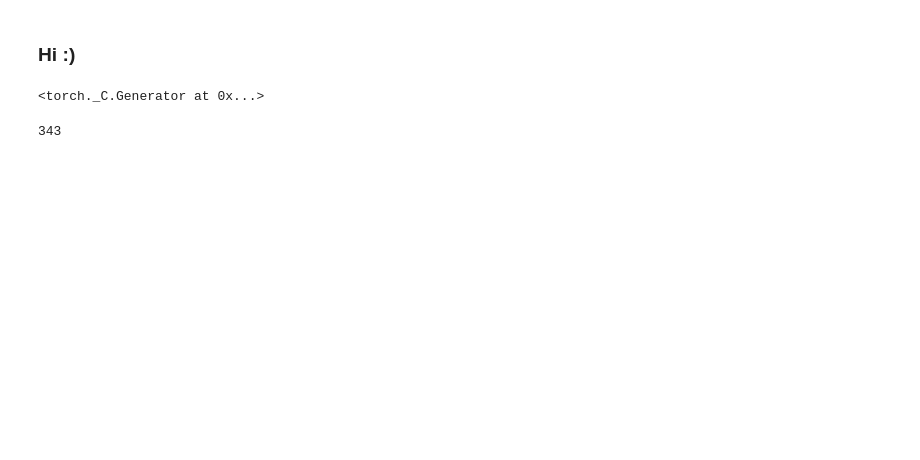
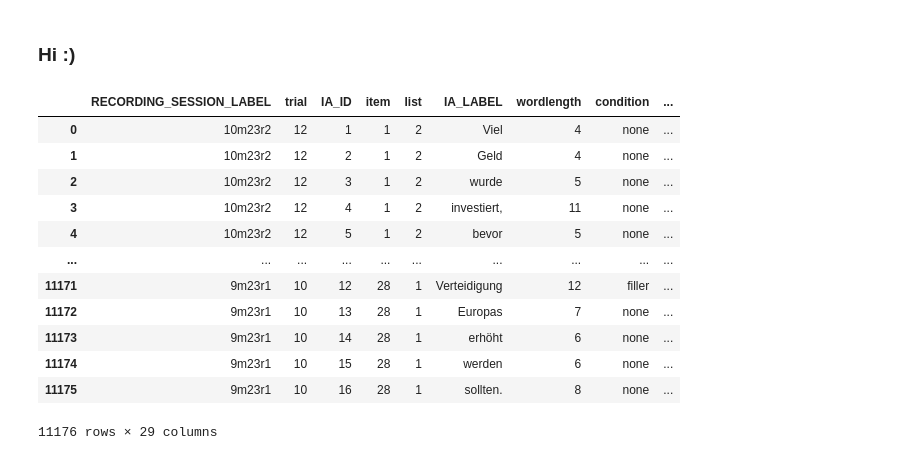
Before and after one commit to WilliamPLaCroix/EyeTracking, a Jupyter notebook: workspace_MLP.ipynb, the cells around one changed output. Drawn from its saved outputs; the diff is of its cells as text; code cells hidden in the pictures; blank space fills up the shorter version.

```diff
--- a/workspace_MLP.ipynb
+++ b/workspace_MLP.ipynb
@@ -3,64 +3,31 @@
 # %%
 # imports
 import pandas as pd
 from torch.utils.data import Dataset, DataLoader
 import torch
 import numpy as np
 from tqdm import tqdm
-from itertools import product
+from itertools import product # used for hyperparameter grid search, unused if not doing hyperparameter tuning
 from sklearn.metrics import accuracy_score, f1_score, confusion_matrix
 from sklearn.utils.class_weight import compute_class_weight
 
 device = torch.device('cuda' if torch.cuda.is_available() else 'cpu')
-seed = 42
+seed = 42 # for reproducibility
+torch.manual_seed(seed)
 
 data = pd.read_csv('data.csv', delimiter=';')
-data.keys()
-torch.manual_seed(seed)
+data
 # %% [output]
+|  | RECORDING_SESSION_LABEL | trial | IA_ID | item | list | IA_LABEL | wordlength | condition | ... |
+| 0 | 10m23r2 | 12 | 1 | 1 | 2 | Viel | 4 | none | ... |
+| 1 | 10m23r2 | 12 | 2 | 1 | 2 | Geld | 4 | none | ... |
+| 2 | 10m23r2 | 12 | 3 | 1 | 2 | wurde | 5 | none | ... |
+| 3 | 10m23r2 | 12 | 4 | 1 | 2 | investiert, | 11 | none | ... |
+| 4 | 10m23r2 | 12 | 5 | 1 | 2 | bevor | 5 | none | ... |
+| ... | ... | ... | ... | ... | ... | ... | ... | ... | ... |
+| 11171 | 9m23r1 | 10 | 12 | 28 | 1 | Verteidigung | 12 | filler | ... |
+| 11172 | 9m23r1 | 10 | 13 | 28 | 1 | Europas | 7 | none | ... |
+| 11173 | 9m23r1 | 10 | 14 | 28 | 1 | erhöht | 6 | none | ... |
+| 11174 | 9m23r1 | 10 | 15 | 28 | 1 | werden | 6 | none | ... |
+| 11175 | 9m23r1 | 10 | 16 | 28 | 1 | sollten. | 8 | none | ... |
-<torch._C.Generator at 0x...>
+11176 rows × 29 columns
-# %%
-
-dropped = data.loc[data['is_critical'] == 1].copy()
-dropped.drop(['composite', 'LF', 'HF', "RECORDING_SESSION_LABEL", "trial", "IA_ID", "item", "list", "IA_LABEL", "wordlength", "is_critical",
-              'is_spill1', 'is_spill2', 'is_spill3', 'filler', 'function_word', 'other_filler'], axis=1, inplace=True)
-print(len(dropped))
-dropped[["condition", "sentenceCondition"]] = dropped[["condition", "sentenceCondition"]].map(lambda x: x.replace("none", "0"))
-dropped[["condition", "sentenceCondition"]] = dropped[["condition", "sentenceCondition"]].map(lambda x: x.replace("control", "0"))
-dropped[["condition", "sentenceCondition"]] = dropped[["condition", "sentenceCondition"]].map(lambda x: x.replace("pseudo", "1"))
-dropped[["condition", "sentenceCondition"]] = dropped[["condition", "sentenceCondition"]].map(lambda x: x.replace("filler", "0"))
-
-normalized = dropped[['fixation_duration',
-       'duration_firstpass', 'duration_firstfixation', 'fix_count',
-       'avg_pupil', 'IA_REGRESSION_IN_COUNT', 'IA_REGRESSION_OUT_COUNT',
-       'saccade_length', 'saccade_duration', 'go_past_time']]
-normalized = (normalized - normalized.mean()) / normalized.std()
-dropped[['fixation_duration',
-       'duration_firstpass', 'duration_firstfixation', 'fix_count',
-       'avg_pupil', 'IA_REGRESSION_IN_COUNT', 'IA_REGRESSION_OUT_COUNT',
-       'saccade_length', 'saccade_duration', 'go_past_time']] = normalized
-
-
-labels = dropped["condition"].copy()
-labels = labels.astype('int')
-#dropped[['LF', 'HF']] = dropped[['LF', 'HF']].astype('int')
-
-features = dropped.copy().drop(["condition", "sentenceCondition"], axis=1)
-
-class CustomDataset(Dataset):
-    def __init__(self, features, labels):
-        self.features = features
-        self.labels = labels
-
-    def __getitem__(self, index):
-        features = self.features.iloc[index].to_numpy()
-        label = self.labels.iloc[index]
-        return features, label
-
-    def __len__(self):
-        return len(self.features)
-
-dataset = CustomDataset(features=features, labels=labels)
-input_size = len(features.columns)
-# %% [output]
-343
```
Also changed, not shown: parts of 10 cells of this notebook.
